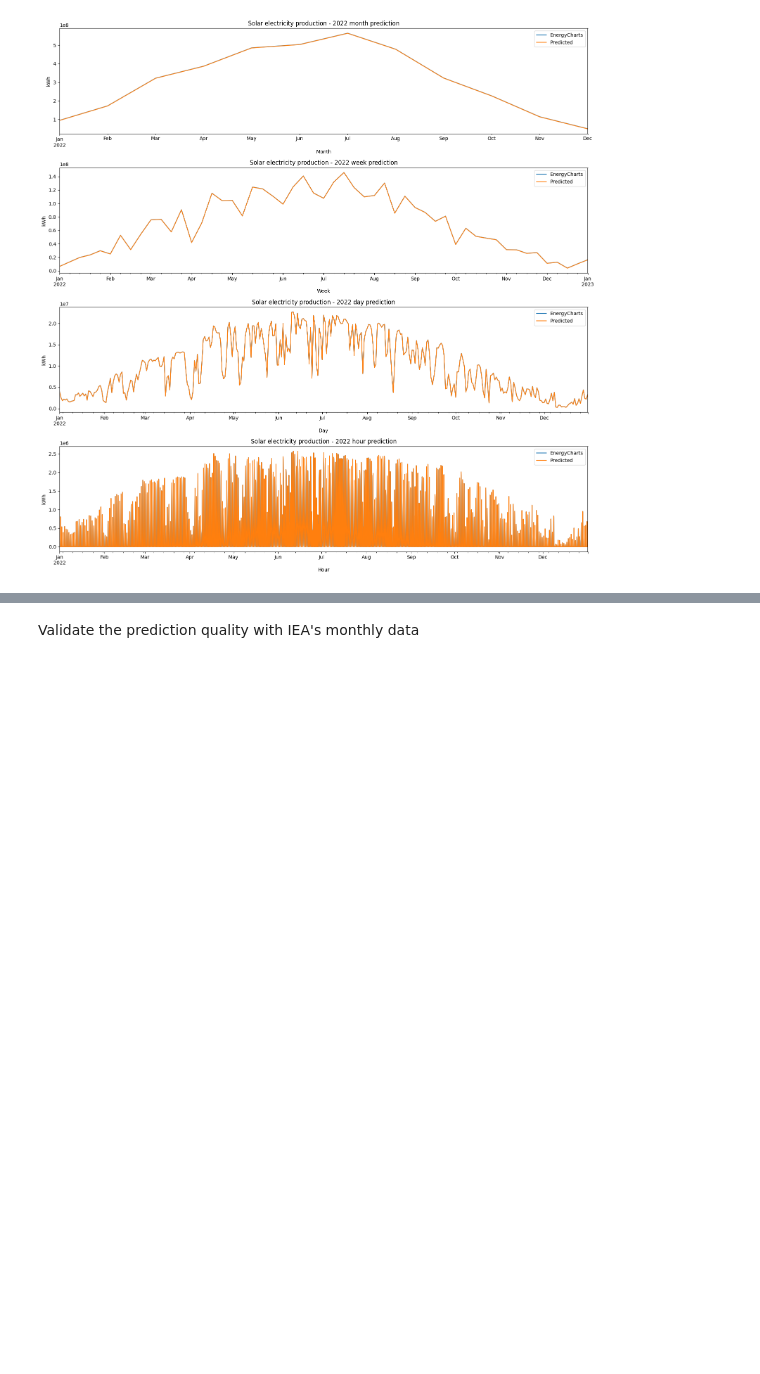
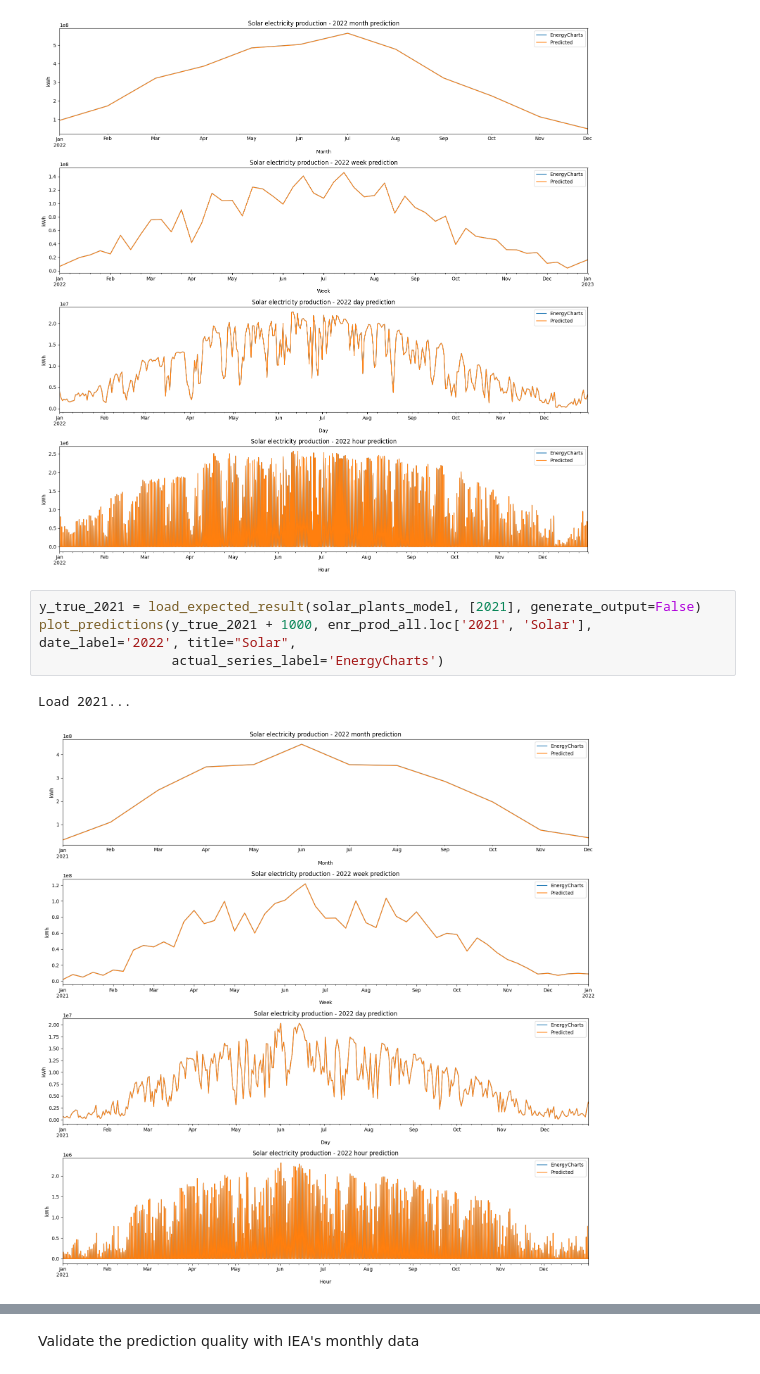
Before and after one commit to Souhaillyamani/Model, a Jupyter notebook: example.ipynb, the cells around one changed output, grey strips where cells are left out. Saved outputs shown, nothing was run; the diff lists cells and outputs as text; blank space fills up the shorter version.

```diff
--- a/example.ipynb
+++ b/example.ipynb
@@ -83,3 +168,10 @@ plot_predictions(y_true_2022 + 1000, enr_prod_all.loc['2022', 'Solar'], date_lab
 # %% [output]
 Load 2022...
 [figure]
+# %%
+y_true_2021 = load_expected_result(solar_plants_model, [2021], generate_output=False)
+plot_predictions(y_true_2021 + 1000, enr_prod_all.loc['2021', 'Solar'], date_label='2022', title="Solar",
+                 actual_series_label='EnergyCharts')
+# %% [output]
+Load 2021...
+[figure, added]
```
Also changed, not shown: parts of 5 cells of this notebook, 3 other files.
